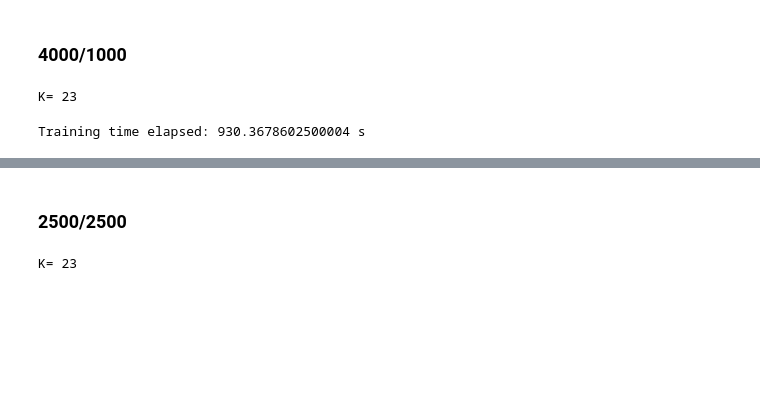
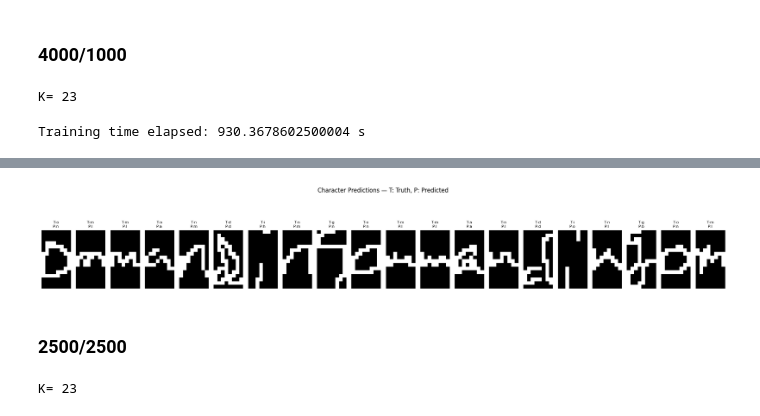
Before and after one commit to ryanyychen/cogs185-final-project, a Jupyter notebook: structural_svm.ipynb, the cells around one changed output, grey strips where cells are left out. Drawn from its saved outputs; the diff is of its cells as text; code cells hidden in the pictures; blank space fills up the shorter version.

```diff
--- a/structural_svm.ipynb
+++ b/structural_svm.ipynb
@@ -515,4 +557,6 @@ end_predict = timeit.default_timer()
 print ("Prediction time elapsed:", end_predict - start_predict, "s")
 full_accuracy = full_word_accuracy(predicted_labels, true_labels, next_ids)
 print ("Full word accuracy:", full_accuracy)
+
+showFeatures(dataset['features'], true_labels, predicted_labels, num=20)
 # %% [output]
@@ -523,4 +567,5 @@ Prediction time elapsed: 150.89000508300524 s
 Full word accuracy: 0.0
+[figure, added]
 # %% [markdown]
 ### 2500/2500
 # %%
```
Also changed, not shown: parts of 14 cells of this notebook, 5 other files.
